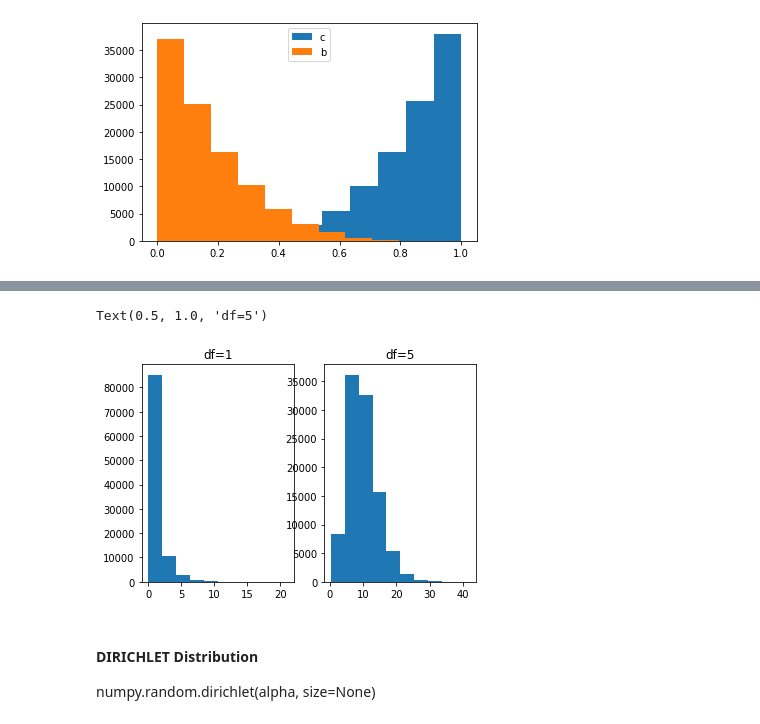
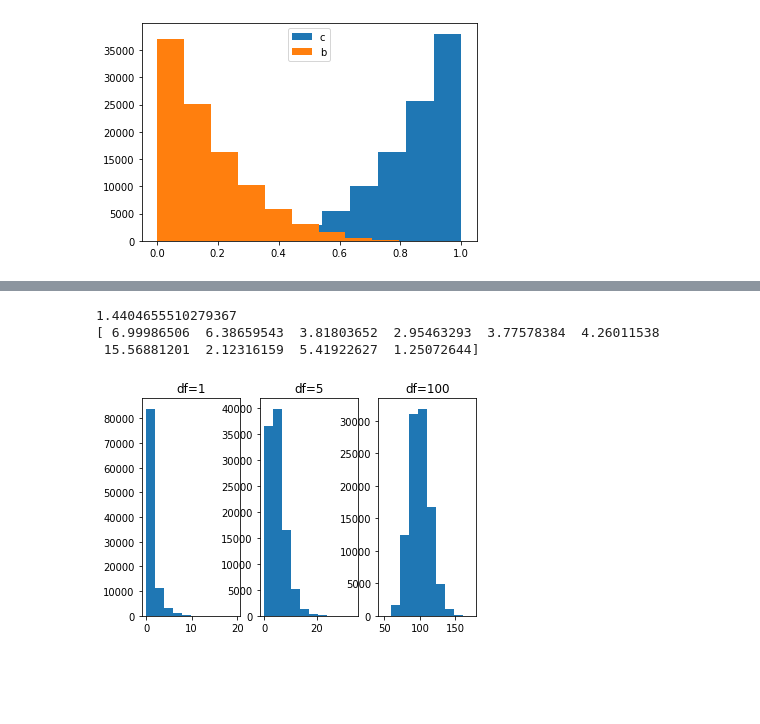
Before and after one commit to Vitalismirnov/ProgDAAssignment, a Jupyter notebook: Assignment.ipynb, the cells around one changed output, grey strips where cells are left out. Cells and saved outputs as stored; diff of their text form; code cells hidden in the pictures; blank space fills up the shorter version.

```diff
--- a/Assignment.ipynb
+++ b/Assignment.ipynb
@@ -263,16 +269,22 @@ The chi-square distribution is used in the common chi-square tests for goodness
 # %%
-np.random.chisquare(5)
-np.random.chisquare(5, 10)
-plt.subplot(121)
+print(np.random.chisquare(5))
+print(np.random.chisquare(5, 10))
+# three subplots
+# plot with df 1
+plt.subplot(131)
 plt.hist(np.random.chisquare(1, 100000))
 plt.title("df=1")
-plt.subplot(122)
-plt.hist(np.random.chisquare(10, 100000))
+# plot with df 5
+plt.subplot(132)
+plt.hist(np.random.chisquare(5, 100000))
 plt.title("df=5")
+# plt with ds 100
+plt.subplot(133)
+plt.hist(np.random.chisquare(100, 100000))
+plt.title("df=100")
+plt.show()
 # %% [output]
-Text(0.5, 1.0, 'df=5')
+1.4404655510279367
+[ 6.99986506  6.38659543  3.81803652  2.95463293  3.77578384  4.26011538
+ 15.56881201  2.12316159  5.41922627  1.25072644]
-[figure, old version]
+[figure, new version]
-# %% [markdown]
- #### DIRICHLET Distribution
-
- numpy.random.dirichlet(alpha, size=None)
```
Also changed, not shown: parts of 12 cells of this notebook.
